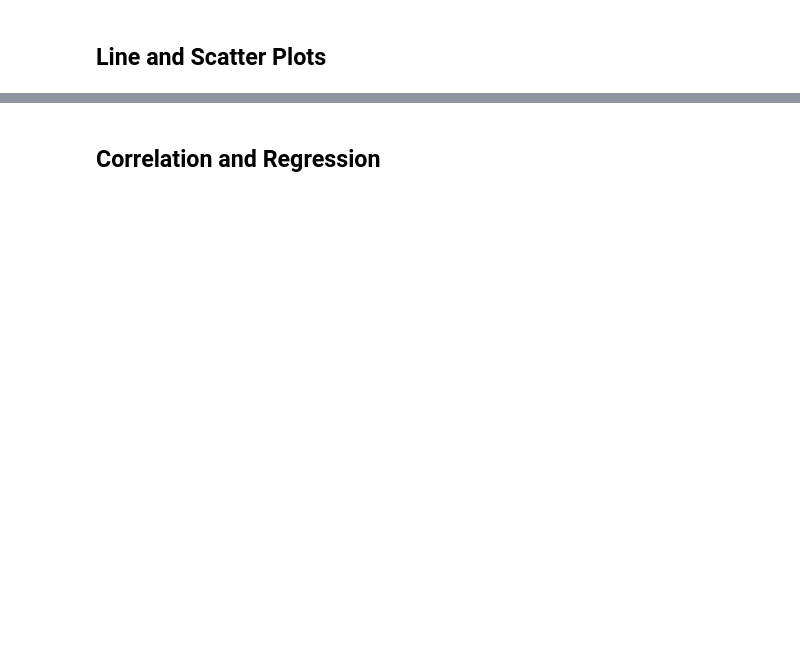
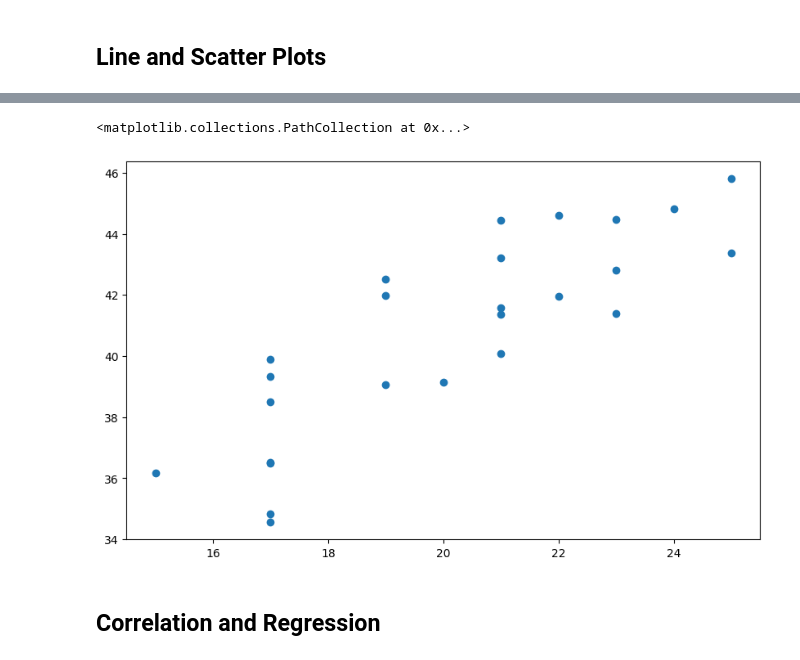
Before and after one commit to chhetripushpa/Challenge-5-pharmaceuticals, a Jupyter notebook: pymaceuticals.ipynb, the cells around one changed output, grey strips where cells are left out. Saved outputs shown, nothing was run; the diff lists cells and outputs as text; code cells hidden in the pictures; blank space fills up the shorter version.

```diff
--- a/pymaceuticals.ipynb
+++ b/pymaceuticals.ipynb
@@ -279,4 +298,13 @@ plt.show()
 # %%
 # Generate a scatter plot of mouse weight vs. the average observed tumor volume for the entire Capomulin regimen
+capomulin_data = clean_data[clean_data["Drug Regimen"] == "Capomulin"]
+avg_tumor_vol = capomulin_data.groupby('Mouse ID')['Tumor Volume (mm3)'].mean()
+mouse_weights = capomulin_data.groupby('Mouse ID')['Weight (g)'].first()
+
+plt.figure(figsize=(10,6))
+plt.scatter(mouse_weights, avg_tumor_vol)
+# %% [output]
+<matplotlib.collections.PathCollection at 0x...>
+[figure, added]
 # %% [markdown]
 ## Correlation and Regression
```
Also changed, not shown: parts of 7 cells of this notebook, 1 other file.
